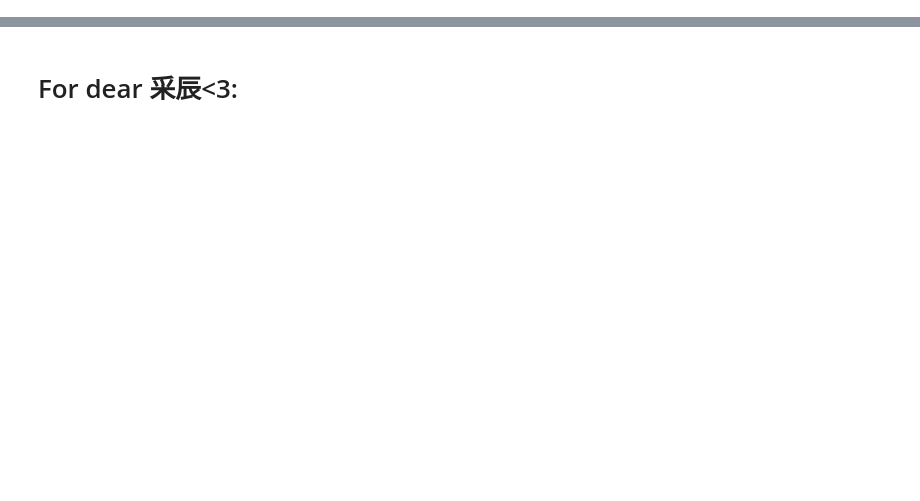
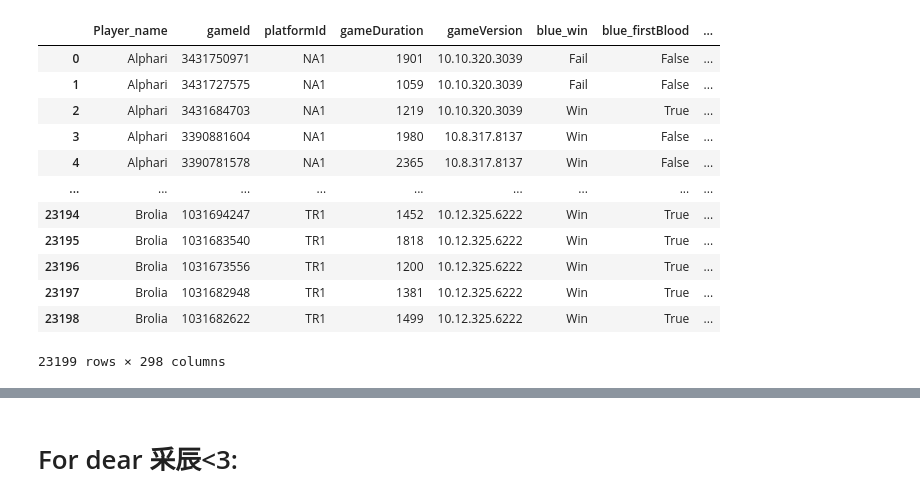
Before and after one commit to tsai00150/League-of-Legend-Analysis-and-Prediction, a Jupyter notebook: LOL match info.ipynb, the cells around one changed output, grey strips where cells are left out. Cells and saved outputs as stored; diff of their text form; code cells hidden in the pictures; blank space fills up the shorter version.

```diff
--- a/LOL match info.ipynb
+++ b/LOL match info.ipynb
@@ -1504,0 +1473,17 @@ match---- 0
+# %%
+matches = pd.read_excel('matches.xlsx')
+matches
+# %% [output]
+|  | Player_name | gameId | platformId | gameDuration | gameVersion | blue_win | blue_firstBlood | ... |
+| 0 | Alphari | 3431750971 | NA1 | 1901 | 10.10.320.3039 | Fail | False | ... |
+| 1 | Alphari | 3431727575 | NA1 | 1059 | 10.10.320.3039 | Fail | False | ... |
+| 2 | Alphari | 3431684703 | NA1 | 1219 | 10.10.320.3039 | Win | True | ... |
+| 3 | Alphari | 3390881604 | NA1 | 1980 | 10.8.317.8137 | Win | False | ... |
+| 4 | Alphari | 3390781578 | NA1 | 2365 | 10.8.317.8137 | Win | False | ... |
+| ... | ... | ... | ... | ... | ... | ... | ... | ... |
+| 23194 | Brolia | 1031694247 | TR1 | 1452 | 10.12.325.6222 | Win | True | ... |
+| 23195 | Brolia | 1031683540 | TR1 | 1818 | 10.12.325.6222 | Win | True | ... |
+| 23196 | Brolia | 1031673556 | TR1 | 1200 | 10.12.325.6222 | Win | True | ... |
+| 23197 | Brolia | 1031682948 | TR1 | 1381 | 10.12.325.6222 | Win | True | ... |
+| 23198 | Brolia | 1031682622 | TR1 | 1499 | 10.12.325.6222 | Win | True | ... |
+23199 rows × 298 columns
```
Also changed, not shown: parts of 11 cells of this notebook, 2 other files.
